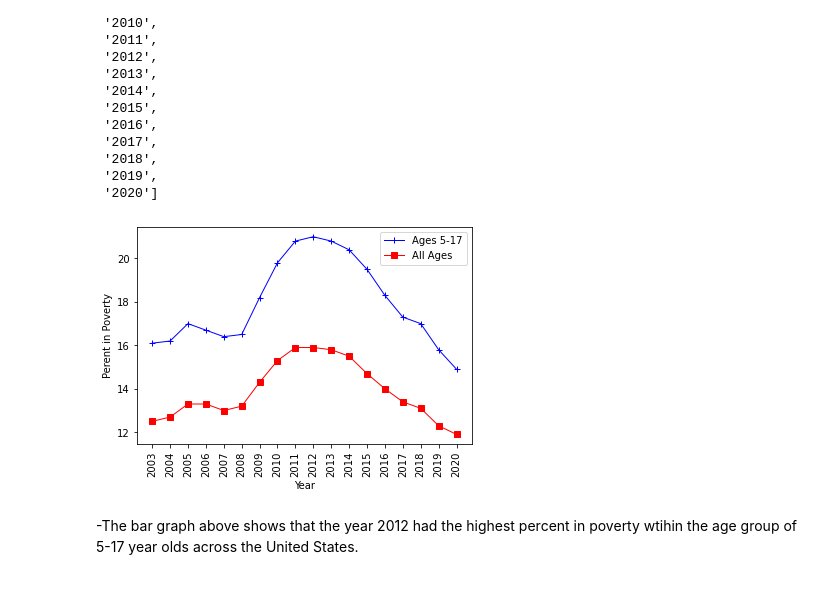
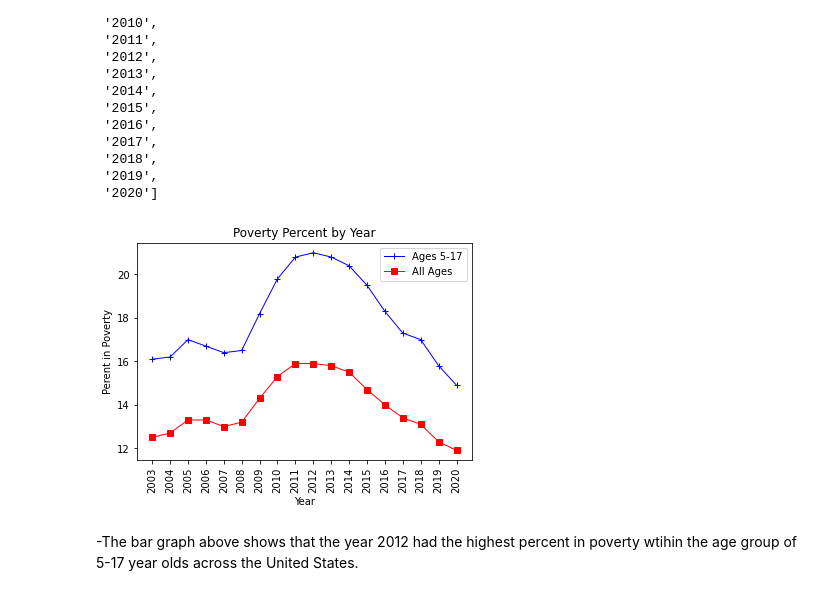
Before and after one commit to hthelander/Project-1, a Jupyter notebook: poverty_stats/poverty.ipynb, the cells around one changed output. Cells and saved outputs as stored; diff of their text form; code cells hidden in the pictures.

```diff
--- a/poverty_stats/poverty.ipynb
+++ b/poverty_stats/poverty.ipynb
@@ -191,13 +202,14 @@ x_axis
 # %%
 school, = plt.plot(x_axis, points_A, marker="+", color="blue", linewidth=1, label="Ages 5-17")
 all_ages, = plt.plot(x_axis, points_B, marker="s", color="red", linewidth=1, label= "All Ages")
 plt.legend(handles=[school, all_ages], loc="best")
 plt.xlabel("Year")
 plt.ylabel("Perent in Poverty")
+plt.title("Poverty Percent by Year")
 plt.xticks(rotation='vertical')
 plt.savefig("../Resources/dual_poverty_graph")
 # %% [output]
-[figure, old version]
+[figure, new version]
 # %% [markdown]
 -The bar graph above shows that the year 2012 had the highest percent in poverty wtihin the age group of 5-17 year olds across the United States.
 # %%
```
Also changed, not shown: parts of 2 cells of this notebook, 3 other files.
